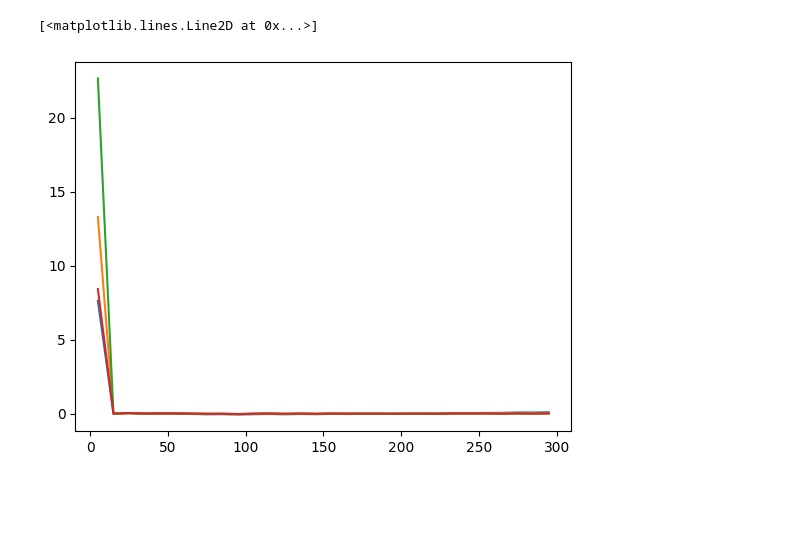
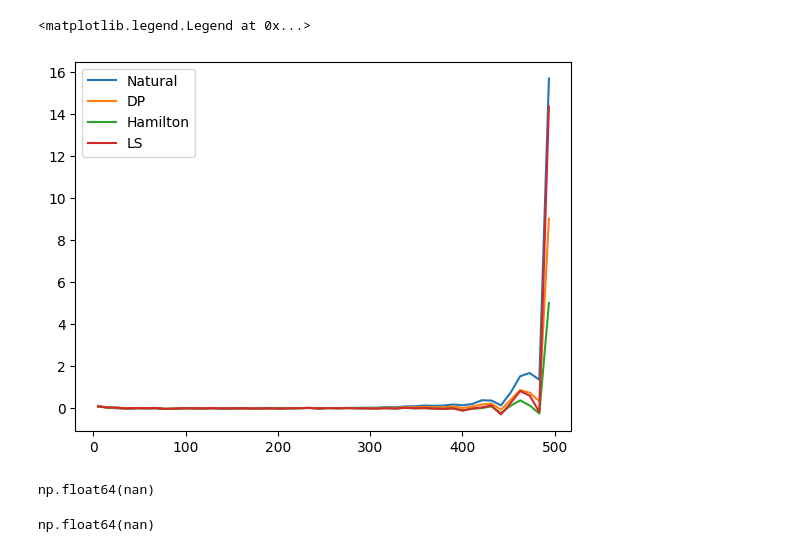
Before and after one commit to HyeonKim1/2pcf, a Jupyter notebook: test.ipynb, the cells around one changed output. Drawn from its saved outputs; the diff is of its cells as text; code cells hidden in the pictures; blank space fills up the shorter version.

```diff
--- a/test.ipynb
+++ b/test.ipynb
@@ -41,3 +8,3 @@ for rank in range(8):
 # %%
-nn=32**3
+nn=1000
 my_pos=np.random.uniform(0,300,size=(nn,3))
@@ -44,9 +50,9 @@ my_pos=np.random.uniform(0,300,size=(nn,3))
 # %%
-my_2pct=twopcf(my_pos,boxscale=[0,my_snapshot.boxsize])
+my_2pct=twopcf(my_pos,random_scale=10,boxscale=[0,my_snapshot.boxsize])
 # %%
-psi,array=my_2pct.Natural(bins=30)
-DP_psi,array=my_2pct.DP(bins=30)
-Hamilton_psi,array=my_2pct.Hamilton(bins=30)
-LS_psi,array=my_2pct.LS(bins=30)
+psi,array=my_2pct.Natural(bins=40)
+DP_psi,array=my_2pct.DP(bins=40)
+Hamilton_psi,array=my_2pct.Hamilton(bins=40)
+LS_psi,array=my_2pct.LS(bins=40)
 # %% [output]
 make DD done
@@ -54,8 +68,17 @@ KeyboardInterrupt:
 # %%
-plt.plot(array,psi)
-plt.plot(array,DP_psi)
-plt.plot(array,Hamilton_psi)
-plt.plot(array,LS_psi)
+plt.plot(array,psi,label='Natural')
+plt.plot(array,DP_psi,label='DP')
+plt.plot(array,Hamilton_psi,label='Hamilton')
+plt.plot(array,LS_psi,label='LS')
+plt.legend()
 # %% [output]
-[<matplotlib.lines.Line2D at 0x...>]
+<matplotlib.legend.Legend at 0x...>
-[figure, old version]
+[figure, new version]
+# %%
+np.sum(psi**2)
+# %% [output]
+np.float64(nan)
+# %%
+np.sum(LS_psi**2)
+# %% [output]
+np.float64(nan)
```
Also changed, not shown: parts of 11 cells of this notebook, 2 other files.
